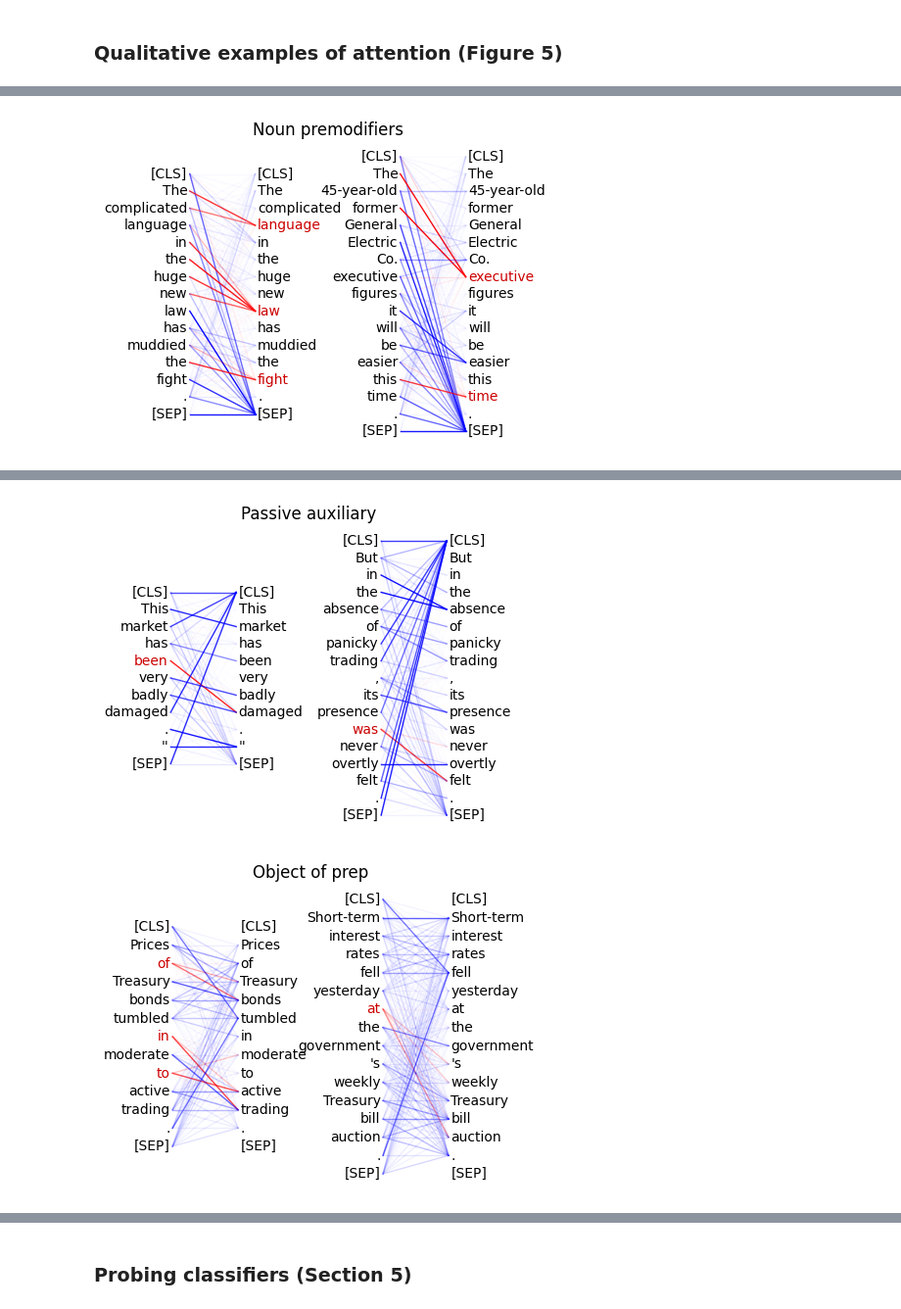
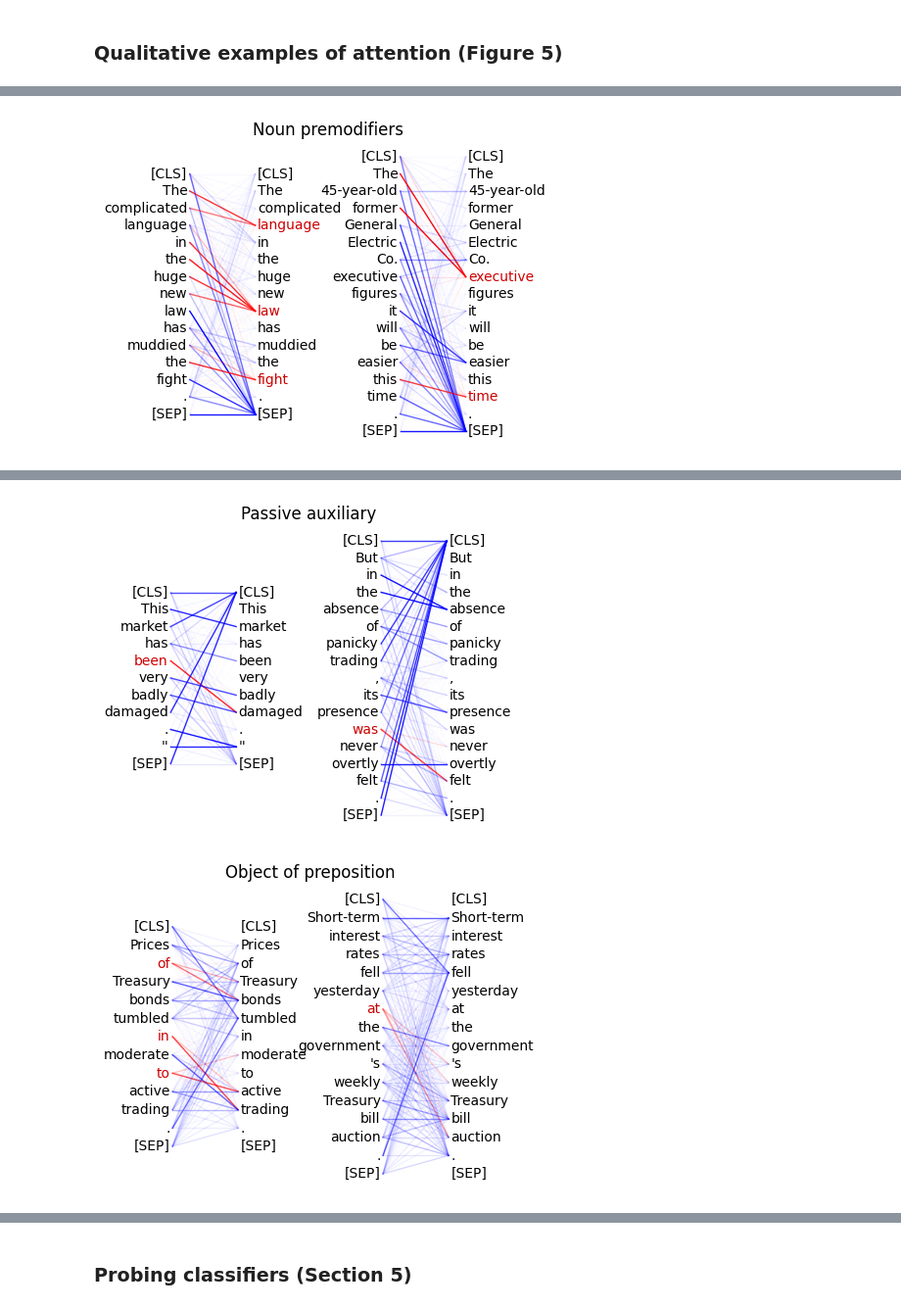
Before and after one commit to ANRGUSC/attention-analysis, a Jupyter notebook: Syntax_Analysis.ipynb, the cells around one changed output, grey strips where cells are left out. Shown at 98% size. Cells and saved outputs as stored; diff of their text form; code cells hidden in the pictures.

Commit message:
Updates figure generation

```diff
--- a/Syntax_Analysis.ipynb
+++ b/Syntax_Analysis.ipynb
@@ -261,10 +261,36 @@ quantmod |   139 | attn: 35.3 | offset= 0: 45.3 | 6-6 dep->head
 # %% [markdown]
 ### Qualitative examples of attention (Figure 5)
 # %%
-def plot_attn(title, examples, layer, head, color_words,
-              color_from=True, width=3, example_sep=3,
-              word_height=1, pad=0.1, hide_sep=False):
-  """Plot BERT's attention for a particular head/example."""
+from typing import Any, Dict, List
+
+
+def plot_attn(title: str,
+              examples: List[Dict[str, Any]],
+              layer: int,
+              head: int,
+              color_words: List[str] = [],
+              color_from=True,
+              width: int = 3,
+              example_sep: int = 3,
+              word_height: int = 1,
+              pad: float = 0.1,
+              hide_sep: bool = False) -> None:
+  """Plot BERT's attention for a particular head/example.
+
+  Args:
+    title: The title of the plot.
+    examples: A list of two examples to compare.
+    layer: The layer of BERT to plot.
+    head: The head of BERT to plot.
+    color_words: A list of words to color red.
+    color_from: Whether to color words in color_words red when they are the
+      source of attention (True) or the destination (False).
+    width: The width of each example in the plot.
+    example_sep: The separation between the two examples in the plot.
+    word_height: The height of each word in the plot.
+    pad: The padding between words in the plot.
+    hide_sep: Whether to hide the [SEP] token in the plot.
+  """
   plt.figure(figsize=(4, 4))
   for i, example in enumerate(examples):
     yoffset = 0
@@ -303,18 +329,44 @@ def plot_attn(title, examples, layer, head, color_words,
   plt.show()
 
 # Examples from Figure 5 of the paper.
-plot_attn("Direct object", [dev_data[42], dev_data[1286]], 7, 9,
-          ["funds", "plans", "line"], example_sep=4)
-plot_attn("Noun premodifiers", [dev_data[13], dev_data[1671]], 7, 10,
-          ["language", "law", "fight", "time", "executive"], color_from=False)
-plot_attn("Posessive", [dev_data[111], dev_data[244]], 6, 5,
-          ["his", "'s", "its"])
-plot_attn("Passive auxiliary", [dev_data[192], dev_data[680]], 3, 9,
-         ["been", "was"])
-plot_attn("Object of prep", [dev_data[i] for i in [975, 979]], 8, 5,
-          ["in", "with", "to", "of", "at"], hide_sep=True)
-#plot_attn(["PRT", dev_data[152], dev_data[1692]], 5, 6,
-#          ["out", "around"])
+plot_attn(
+  title="Direct object",
+  examples=[dev_data[42], dev_data[1286]],
+  layer=7,
+  head=9,
+  color_words=["funds", "plans", "line"],
+  example_sep=4
+)
+plot_attn(
+  title="Noun premodifiers",
+  examples=[dev_data[13], dev_data[1671]],
+  layer=7,
+  head=10,
+  color_words=["language", "law", "fight", "time", "executive"],
+  color_from=False
+)
+plot_attn(
+  title="Possessive",
+  examples=[dev_data[111], dev_data[244]],
+  layer=6,
+  head=5,
+  color_words=["his", "'s", "its"]
+)
+plot_attn(
+  title="Passive auxiliary",
+  examples=[dev_data[192], dev_data[680]],
+  layer=3,
+  head=9,
+  color_words=["been", "was"]
+)
+plot_attn(
+  title="Object of preposition",
+  examples=[dev_data[975], dev_data[979]],
+  layer=8,
+  head=5,
+  color_words=["in", "with", "to", "of", "at"],
+  hide_sep=True
+)
 # %% [output]
 [figure]
 [figure]
@@ -322,2 +374,2 @@ plot_attn("Object of prep", [dev_data[i] for i in [975, 979]], 8, 5,
 [figure]
-[figure, old version]
+[figure, new version]
```
Also changed, not shown: parts of 4 cells of this notebook.
